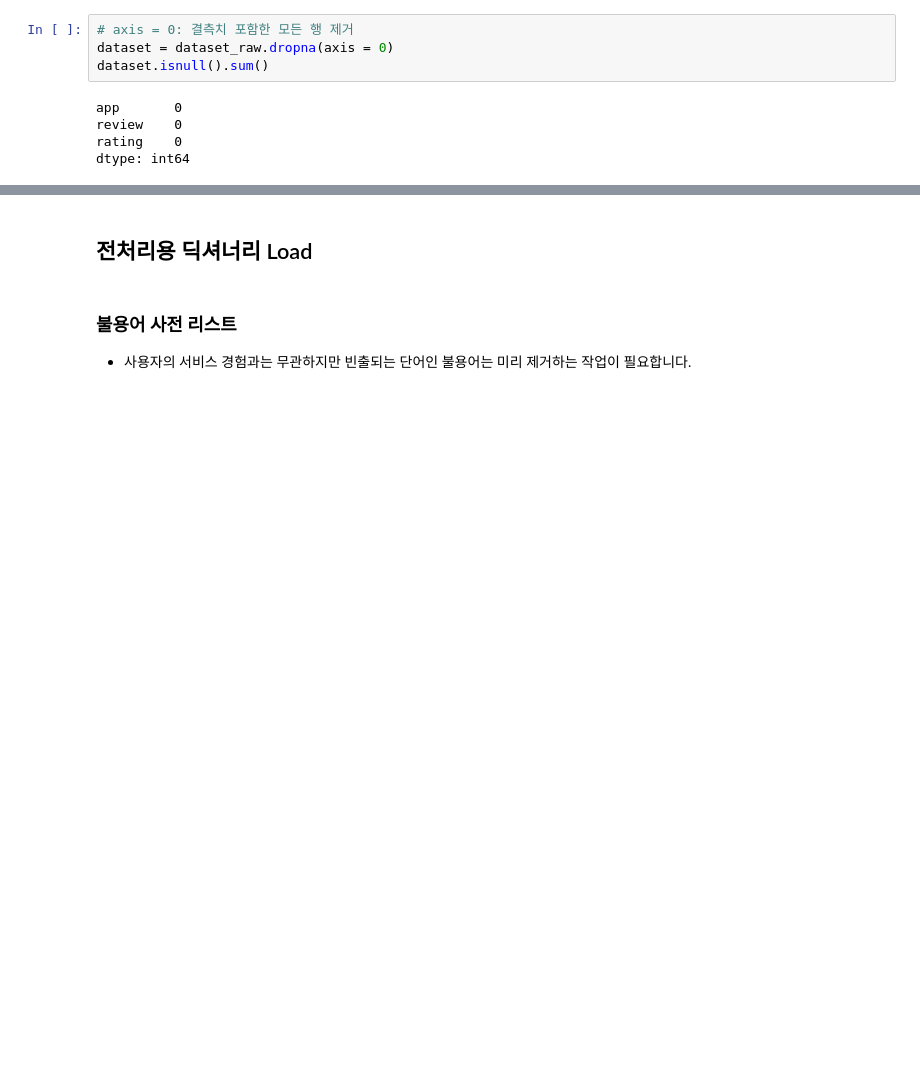
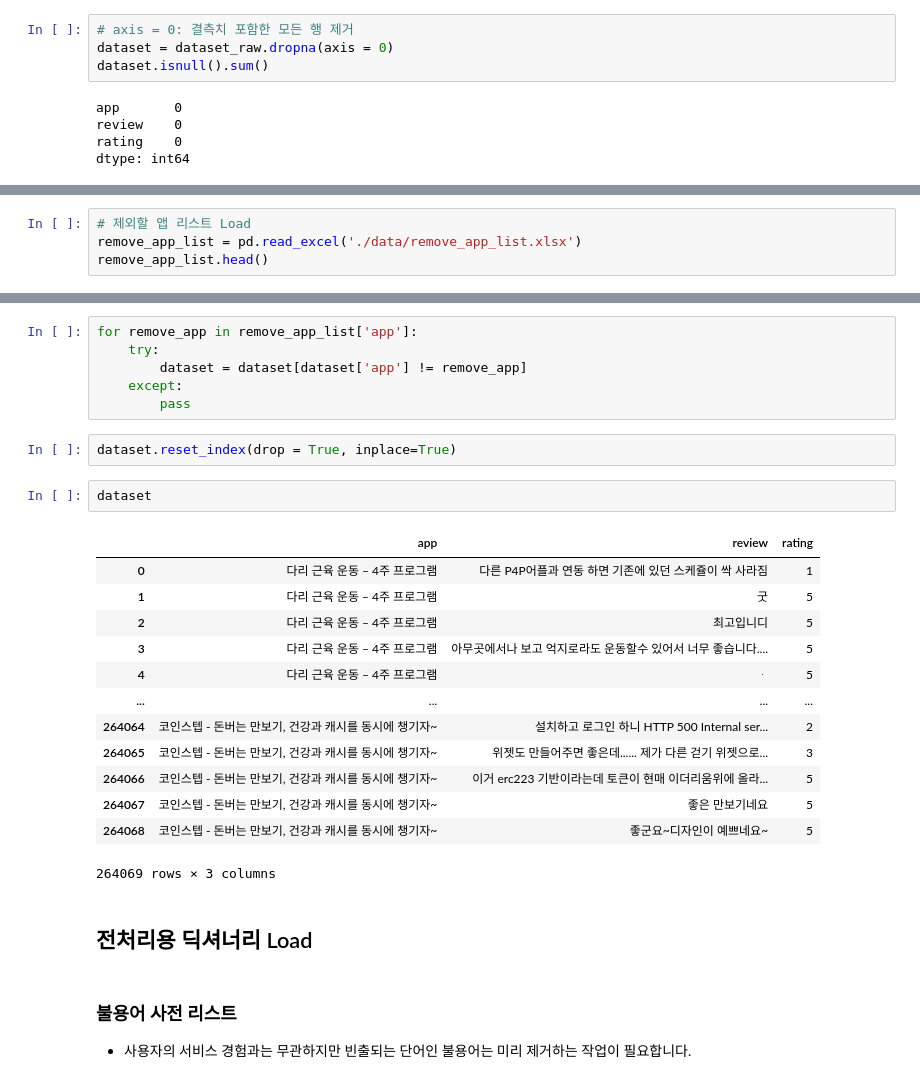
Before and after one commit to park-gb/mHealthApp-review-textmining, a Jupyter notebook: mHeatlhApp-review-textmining1.ipynb, the cells around one changed output, grey strips where cells are left out. Cells and saved outputs as stored; diff of their text form; blank space fills up the shorter version.

```diff
--- a/mHeatlhApp-review-textmining1.ipynb
+++ b/mHeatlhApp-review-textmining1.ipynb
@@ -86,0 +88,4 @@ dtype: int64
+# %%
+# 제외할 앱 리스트 Load
+remove_app_list = pd.read_excel('./data/remove_app_list.xlsx')
+remove_app_list.head()
@@ -87,3 +99,27 @@ dtype: int64
+# %%
+for remove_app in remove_app_list['app']:
+    try:
+        dataset = dataset[dataset['app'] != remove_app]
+    except:
+        pass
+# %%
+dataset.reset_index(drop = True, inplace=True)
+# %%
+dataset
+# %% [output]
+|  | app | review | rating |
+| 0 | 다리 근육 운동 – 4주 프로그램 | 다른 P4P어플과 연동 하면 기존에 있던 스케쥴이 싹 사라짐 | 1 |
+| 1 | 다리 근육 운동 – 4주 프로그램 | 굿 | 5 |
+| 2 | 다리 근육 운동 – 4주 프로그램 | 최고입니디 | 5 |
+| 3 | 다리 근육 운동 – 4주 프로그램 | 아무곳에서나 보고 억지로라도 운동할수 있어서 너무 좋습니다.... | 5 |
+| 4 | 다리 근육 운동 – 4주 프로그램 | ᆞ | 5 |
+| ... | ... | ... | ... |
+| 264064 | 코인스텝 - 돈버는 만보기, 건강과 캐시를 동시에 챙기자~ | 설치하고 로그인 하니 HTTP 500 Internal ser... | 2 |
+| 264065 | 코인스텝 - 돈버는 만보기, 건강과 캐시를 동시에 챙기자~ | 위젯도 만들어주면 좋은데...... 제가 다른 걷기 위젯으로... | 3 |
+| 264066 | 코인스텝 - 돈버는 만보기, 건강과 캐시를 동시에 챙기자~ | 이거 erc223 기반이라는데 토큰이 현매 이더리움위에 올라... | 5 |
+| 264067 | 코인스텝 - 돈버는 만보기, 건강과 캐시를 동시에 챙기자~ | 좋은 만보기네요 | 5 |
+| 264068 | 코인스텝 - 돈버는 만보기, 건강과 캐시를 동시에 챙기자~ | 좋군요~디자인이 예쁘네요~ | 5 |
+264069 rows × 3 columns
 # %% [markdown]
 ## 전처리용 딕셔너리 Load
 # %% [markdown]
```
Also changed, not shown: parts of 37 cells of this notebook, 6 other files.
